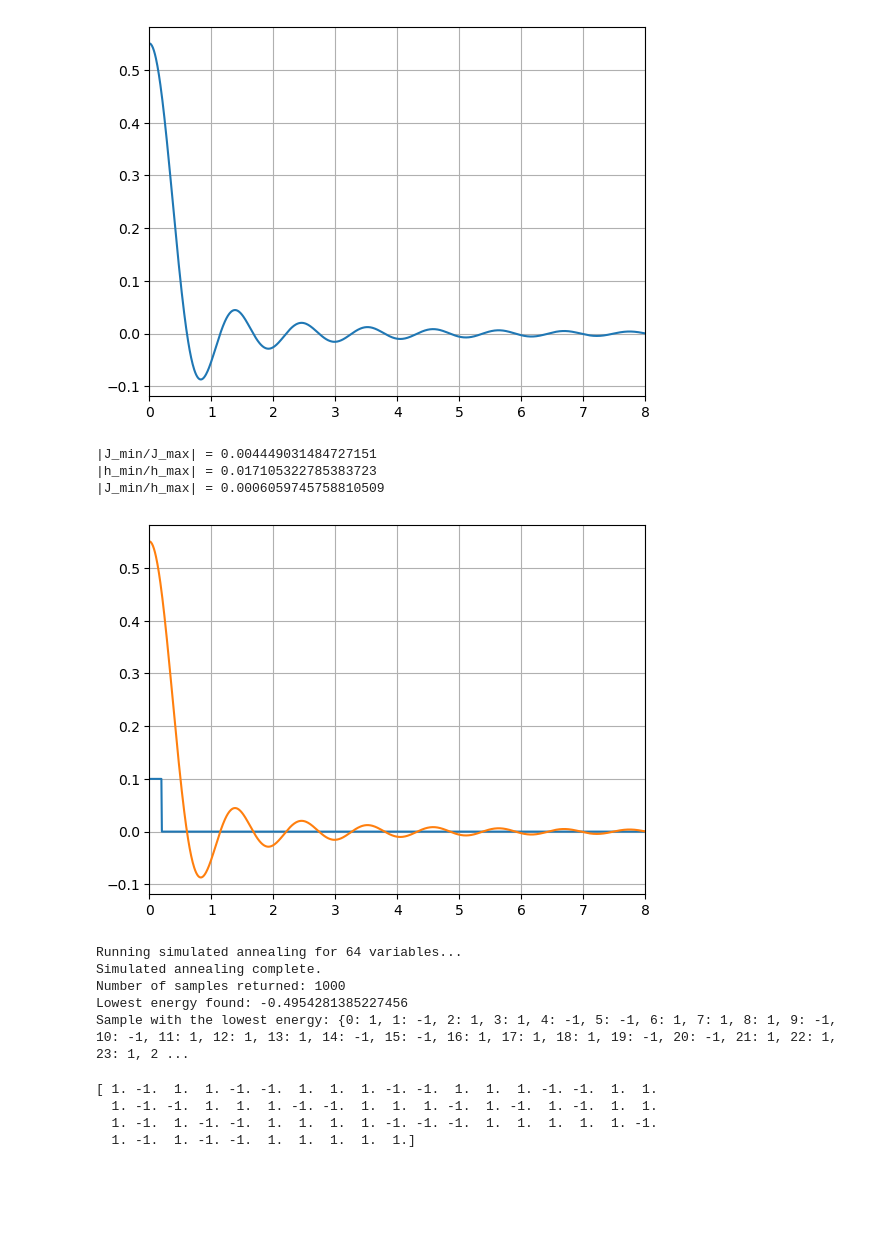
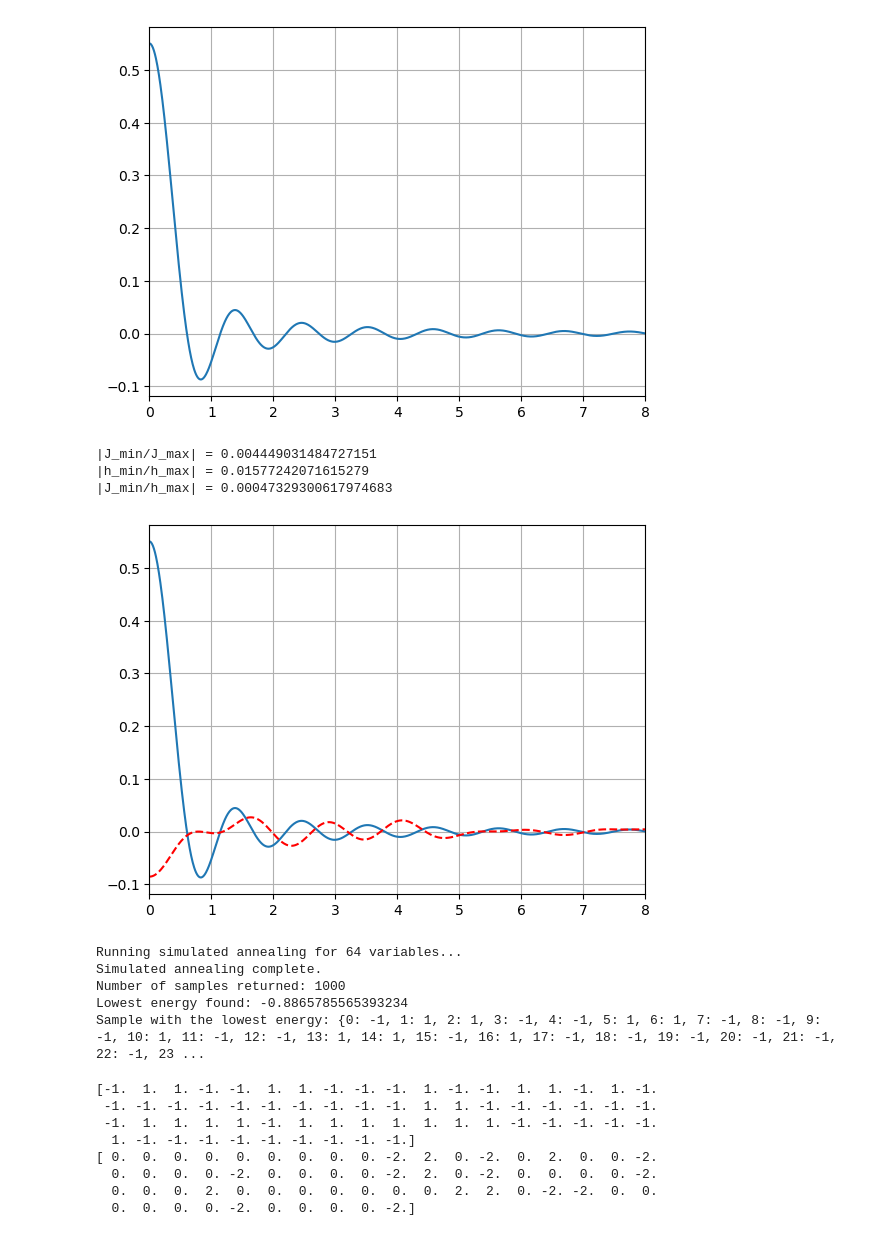
Before and after one commit to yihsin-chang/QNO_Lab, a Jupyter notebook: QA_Amplitude_Approach.ipynb, the cells around one changed output. Drawn from its saved outputs; the diff is of its cells as text; code cells hidden in the pictures; blank space fills up the shorter version.

```diff
--- a/QA_Amplitude_Approach.ipynb
+++ b/QA_Amplitude_Approach.ipynb
@@ -96,39 +96,41 @@ def amp_design(s): # s=[1,1,-1,1,...] configuration
 # %%
 ## compute Q_ij, h_i
 J = np.zeros([Nq,Nq])
 h = np.zeros(Nq)
 At = np.zeros(Nr)
 At[0:int(0.2/r_max * Nr)] = 0.1
 s_test =  np.random.choice([1, -1], size=64)
-s_test = np.ones(64)
-s_test[0:63] = -1
+#s_test = np.ones(64)
+#s_test[0:63] = -1
 # At = 0.22 * j0( 2 * k * rv )
-#At = amp_design(s_test)
-
+At = amp_design(s_test)
 #At = Atot
 weight = np.ones(Nr)
 #weight[100:Nr] = 1
 #weight = weight *np.exp(-(rv/0.2)**2)
 for i1 in range(Nq):
     h[i1] = - 2 * np.sum(An[i1] * At * weight)
     for i2 in range(Nq):
         J[i1,i2] = np.sum(An[i1] * An[i2] * weight)
 print(f'|J_min/J_max| = {np.min(np.abs(J))/np.max(np.abs(J))}')
 print(f'|h_min/h_max| = {np.min(np.abs(h))/np.max(np.abs(h))}')
 print(f'|J_min/h_max| = {np.min(np.abs(J))/np.max(np.abs(h))}')
+
+#J = - np.ones([Nq,Nq])
+#h = np.zeros(Nq)
 ## plot of At
 
 plt.figure(dpi=100)
-plt.plot(rv, At)
 plt.plot(rv, Atot)
+plt.plot(rv, At,'r--')
 plt.xlim([0,r_max])
 plt.grid()
 plt.show()
 # %% [output]
 |J_min/J_max| = 0.004449031484727151
-|h_min/h_max| = 0.017105322785383723
-|J_min/h_max| = 0.0006059745758810509
+|h_min/h_max| = 0.01577242071615279
+|J_min/h_max| = 0.00047329300617974683
-[figure, old version]
+[figure, new version]
 # %%
 import numpy as np
 from neal import Neal
@@ -178,18 +180,23 @@ print(f"Sample with the lowest energy: {sampleset.first.sample}")
 Running simulated annealing for 64 variables...
 Simulated annealing complete.
 Number of samples returned: 1000
-Lowest energy found: -0.4954281385227456
-Sample with the lowest energy: {0: 1, 1: -1, 2: 1, 3: 1, 4: -1, 5: -1, 6: 1, 7: 1, 8: 1, 9: -1, 10: -1, 11: 1, 12: 1, 13: 1, 14: -1, 15: -1, 16: 1, 17: 1, 18: 1, 19: -1, 20: -1, 21: 1, 22: 1, 23: 1, 2 ...
+Lowest energy found: -0.8865785565393234
+Sample with the lowest energy: {0: -1, 1: 1, 2: 1, 3: -1, 4: -1, 5: 1, 6: 1, 7: -1, 8: -1, 9: -1, 10: 1, 11: -1, 12: -1, 13: 1, 14: 1, 15: -1, 16: 1, 17: -1, 18: -1, 19: -1, 20: -1, 21: -1, 22: -1, 23 ...
 # %%
 s_best = np.zeros(Nq)
 for i in range(Nq):
     s_best[i] = sampleset.first.sample[i]
 print(s_best)
+print(s_best-s_test)
 # %% [output]
-[ 1. -1.  1.  1. -1. -1.  1.  1.  1. -1. -1.  1.  1.  1. -1. -1.  1.  1.
-  1. -1. -1.  1.  1.  1. -1. -1.  1.  1.  1. -1.  1. -1.  1. -1.  1.  1.
-  1. -1.  1. -1. -1.  1.  1.  1.  1. -1. -1. -1.  1.  1.  1.  1.  1. -1.
-  1. -1.  1. -1. -1.  1.  1.  1.  1.  1.]
+[-1.  1.  1. -1. -1.  1.  1. -1. -1. -1.  1. -1. -1.  1.  1. -1.  1. -1.
+ -1. -1. -1. -1. -1. -1. -1. -1. -1. -1.  1.  1. -1. -1. -1. -1. -1. -1.
+ -1.  1.  1.  1.  1. -1.  1.  1.  1.  1.  1.  1.  1. -1. -1. -1. -1. -1.
+  1. -1. -1. -1. -1. -1. -1. -1. -1. -1.]
+[ 0.  0.  0.  0.  0.  0.  0.  0.  0. -2.  2.  0. -2.  0.  2.  0.  0. -2.
+  0.  0.  0.  0. -2.  0.  0.  0.  0. -2.  2.  0. -2.  0.  0.  0.  0. -2.
+  0.  0.  0.  2.  0.  0.  0.  0.  0.  0.  0.  2.  2.  0. -2. -2.  0.  0.
+  0.  0.  0.  0. -2.  0.  0.  0.  0. -2.]
 # %%
 A_best = np.zeros(Nr)
 for i in range(Nq):
```
Also changed, not shown: parts of 4 cells of this notebook.
